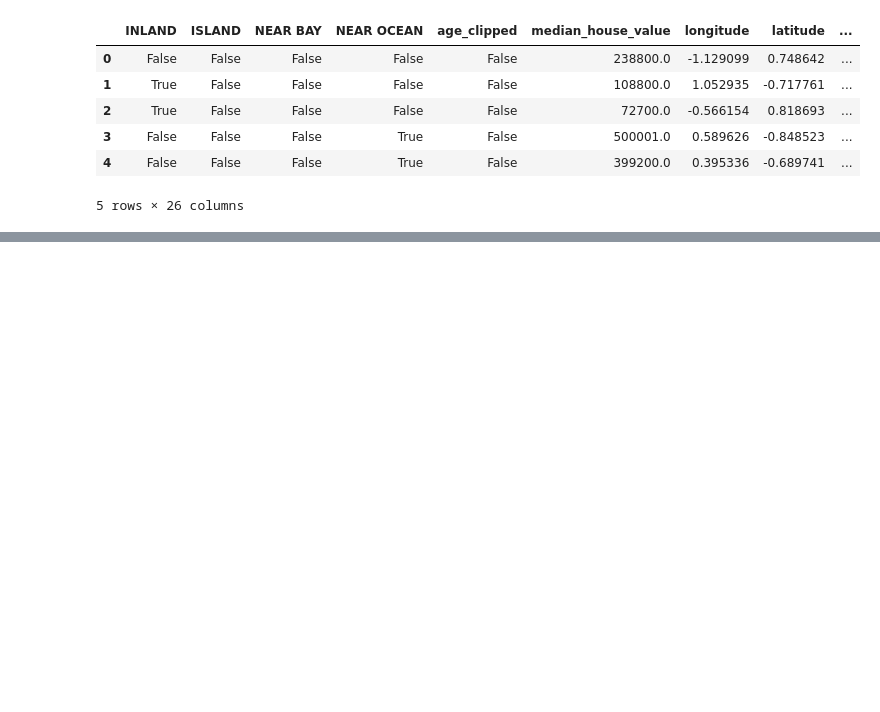
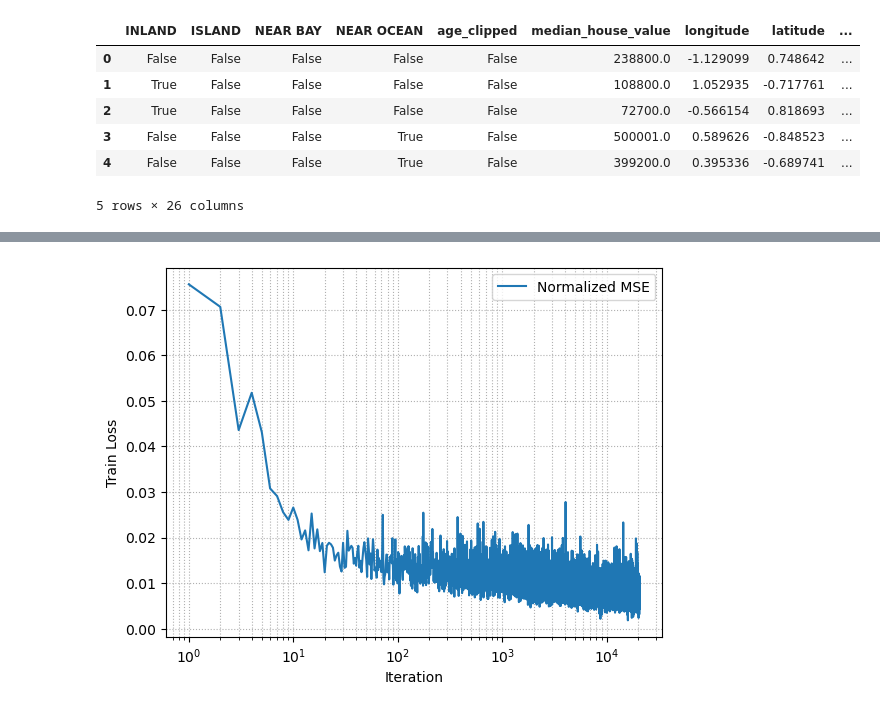
Before and after one commit to carlalozu/AICSE, a Jupyter notebook: project01/Proj1_Y24/Task3/nn_training.ipynb, the cells around one changed output, grey strips where cells are left out. Drawn from its saved outputs; the diff is of its cells as text; code cells hidden in the pictures; blank space fills up the shorter version.

```diff
--- a/project01/Proj1_Y24/Task3/nn_training.ipynb
+++ b/project01/Proj1_Y24/Task3/nn_training.ipynb
@@ -75,3 +80,7 @@ trainer.plot_loss_function(history_not_n)
+# %%
+trainer.plot_loss_function(hist, label = 'Normalized MSE')
+# %% [output]
+[figure, added]
 # %%
 trainer.test_model()
 # %% [output]
```
Also changed, not shown: parts of 4 cells of this notebook.
